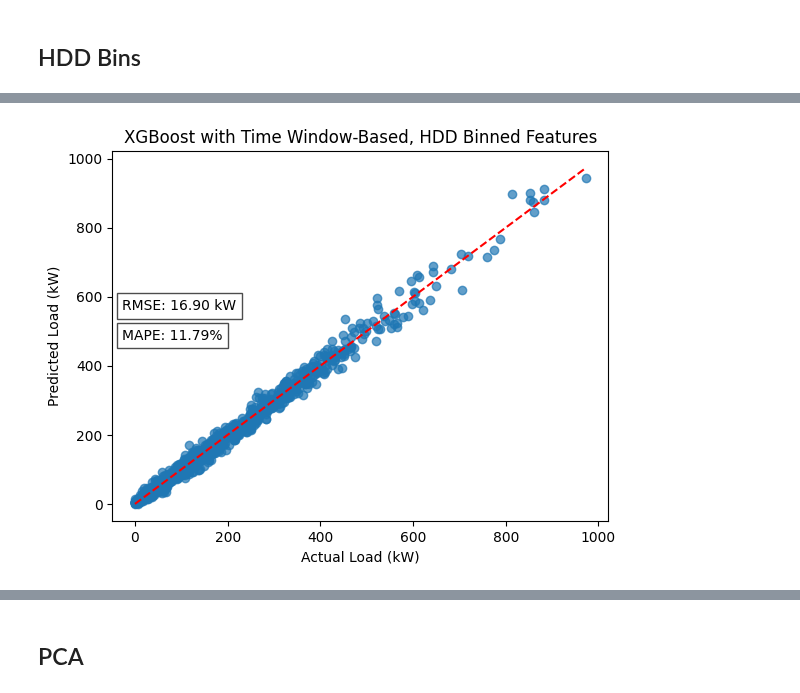
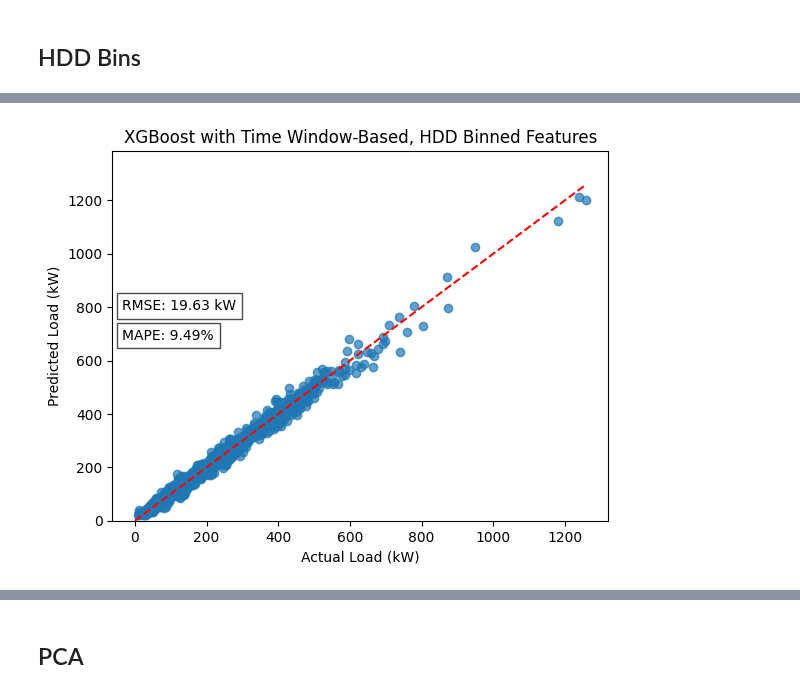
Before and after one commit to agouveia-kul/hp-capacity-detection, a Jupyter notebook: HeatPumpDetection_refactored.ipynb, the cells around one changed output, grey strips where cells are left out. Drawn from its saved outputs; the diff is of its cells as text; code cells hidden in the pictures.

```diff
--- a/HeatPumpDetection_refactored.ipynb
+++ b/HeatPumpDetection_refactored.ipynb
@@ -514,7 +518,7 @@ if regenerate_substations:
 
     substations = {}
 
-    min_substation_size = 2
+    min_substation_size = 20
     max_substation_size = 100
 
     T_base = 12.0  # degC, balance temperature for heating degree hours (HDH)
@@ -2020,12 +2090,12 @@ def extract_windowed_hdd_features_from_mapping(
 # Shared boolean arguments for all windowed HDD feature extractions
 windowed_hdd_feature_kwargs = dict(
     weekday_only=True,
-    include_shape=True,
+    include_shape=False,
     include_minmax=True,
     include_quantiles=True,
-    include_n_days=True,
-    include_corr_features=True,
-    include_climate_context=True,
+    include_n_days=False,
+    include_corr_features=False,
+    include_climate_context=False,
     normalize_by_peak=True,
 )
 
@@ -2057,32 +2127,27 @@ y_train_windowed_hdd = y_train_time_pwlf.loc[train_idx, 'HP_Peak'].copy()
 X_test_windowed_hdd = substations_windowed_hdd_df.loc[test_idx].copy()
 y_test_windowed_hdd = y_test_time_pwlf.loc[test_idx, 'HP_Peak'].copy()
 # %%
-if retrain_xgb_windowed_hdd or not os.path.exists('models/xgb_windowed_hdd_model.pkl') or not os.path.exists('models/xgb_windowed_hdd_hyperparams.pkl'):
-    xgb_windowed_hdd_model, xgb_windowed_hdd_best_hyperparams = tune_and_train_xgb(X_train_windowed_hdd, y_train_windowed_hdd)
-    print("Best hyperparameters:", xgb_windowed_hdd_best_hyperparams)
-    pickle.dump(xgb_windowed_hdd_model, open('models/xgb_windowed_hdd_model.pkl', 'wb'))
-    pickle.dump(xgb_windowed_hdd_best_hyperparams, open('models/xgb_windowed_hdd_hyperparams.pkl', 'wb'))
-else:
-    xgb_windowed_hdd_model = pickle.load(open('models/xgb_windowed_hdd_model.pkl', 'rb'))
-    xgb_windowed_hdd_best_hyperparams = pickle.load(open('models/xgb_windowed_hdd_hyperparams.pkl', 'rb'))
+retrain_xgb_windowed_hdd = bool(retrain_xgb_windowed_hdd) if 'retrain_xgb_windowed_hdd' in globals() else False
+xgb_windowed_hdd_model_path = 'models/xgb_windowed_hdd_model.pkl'
+xgb_windowed_hdd_hyperparams_path = 'models/xgb_windowed_hdd_hyperparams.pkl'
 
+xgb_windowed_hdd_model, xgb_windowed_hdd_best_hyperparams = load_or_train_model(
+    model_factory=lambda train_features, train_target: tune_and_train_xgb(train_features, train_target),
+    X_train=X_train_windowed_hdd,
+    y_train=y_train_windowed_hdd,
+    model_path=xgb_windowed_hdd_model_path,
+    hyperparams_path=xgb_windowed_hdd_hyperparams_path,
+    retrain=retrain_xgb_windowed_hdd,
+)
 
-xgb_pred_windowed_hdd = xgb_windowed_hdd_model.predict(X_test_windowed_hdd)
-xgb_pred_windowed_hdd = np.maximum(xgb_pred_windowed_hdd, 0) # ensure non-negative predictions
+xgb_pred_windowed_hdd = clip_non_negative(xgb_windowed_hdd_model.predict(X_test_windowed_hdd))
 
-fig, ax = plt.subplots()
-ax.scatter(y_test_windowed_hdd, xgb_pred_windowed_hdd, alpha=0.7)
-ax.plot([y_test_windowed_hdd.min(), y_test_windowed_hdd.max()], [y_test_windowed_hdd.min(), y_test_windowed_hdd.max()], 'r--')
-ax.set_xlabel(f'Actual Load (kW)')
-ax.set_ylabel(f'Predicted Load (kW)')
-ax.set_title(f'XGBoost with Time Window-Based, HDD Binned Features')
-mask = y_test_windowed_hdd.values != 0
-if mask.sum() > 0:
-    mape = mean_absolute_percentage_error(y_test_windowed_hdd.values[mask], xgb_pred_windowed_hdd[mask]) * 100
-    ax.text(0.02, 0.52, f'MAPE: {mape:.2f}%', transform=ax.transAxes, va='top', bbox=dict(facecolor='white', alpha=0.7))
-else:
-    ax.text(0.02, 0.52, 'MAPE: N/A', transform=ax.transAxes, va='top', bbox=dict(facecolor='white', alpha=0.7))
-rmse = root_mean_squared_error(y_test_windowed_hdd.values, xgb_pred_windowed_hdd)
-ax.text(0.02, 0.6, f'RMSE: {rmse:.2f} kW', transform=ax.transAxes, va='top', bbox=dict(facecolor='white', alpha=0.7))
+fig, ax, rmse, mape = plot_prediction_scatter(
+    y_test_windowed_hdd,
+    xgb_pred_windowed_hdd,
+    title='XGBoost with Time Window-Based, HDD Binned Features',
+    xlabel='Actual Load (kW)',
+    ylabel='Predicted Load (kW)',
+)
 plt.show()
 # %% [output]
@@ -2092,4 +2156,4 @@ Best hyperparameters: {'colsample_bytree': 0.8683796710438867, 'eta': 0.09250806
-[figure, old version]
+[figure, new version]
 # %%
 ridge_windowed_hdd_model = Pipeline([
     ("imputer", SimpleImputer(strategy="median")),
```
Also changed, not shown: parts of 42 cells of this notebook, 20 other files.
